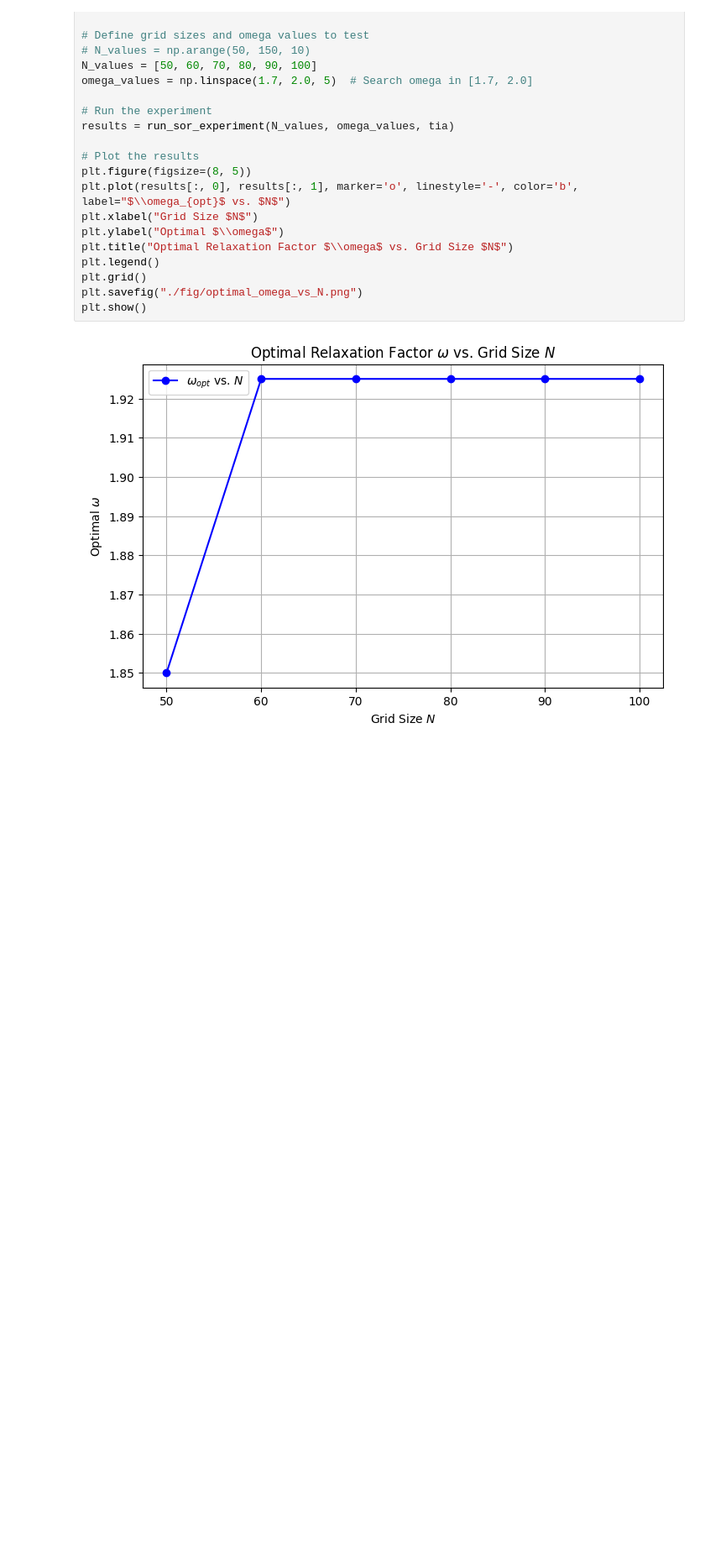
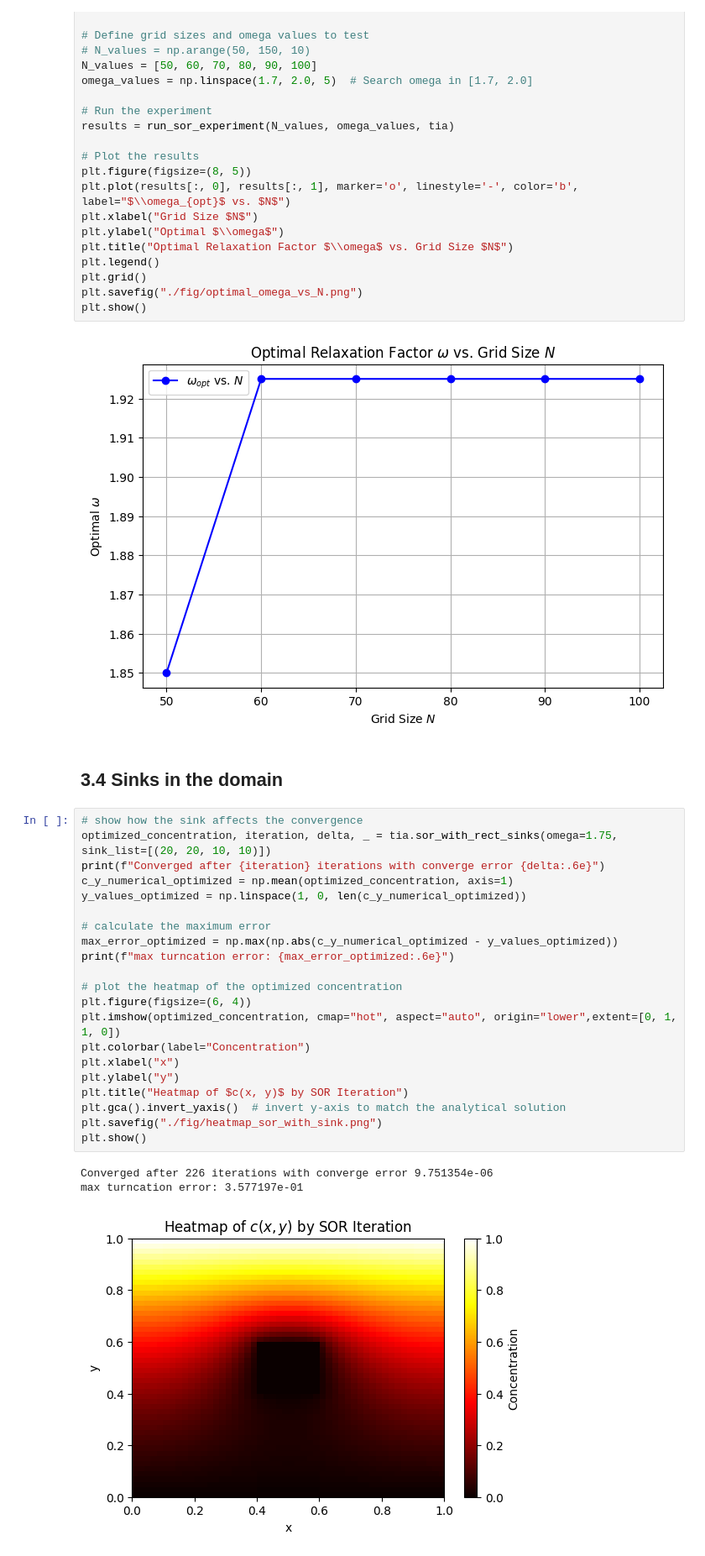
Before and after one commit to matijsv/scicomp_22, a Jupyter notebook: presentation.ipynb, the cells around one changed output. Shown: that part at 84% size. Cells and saved outputs as stored; diff of their text form; blank space fills up the shorter version.

Commit message:
add sinks in the domain

```diff
--- a/presentation.ipynb
+++ b/presentation.ipynb
@@ -292,3 +292,30 @@ plt.savefig("./fig/optimal_omega_vs_N.png")
 plt.show()
 # %% [output]
 [figure]
+# %% [markdown]
+## 3.4 Sinks in the domain
+# %%
+# show how the sink affects the convergence
+optimized_concentration, iteration, delta, _ = tia.sor_with_rect_sinks(omega=1.75, sink_list=[(20, 20, 10, 10)])
+print(f"Converged after {iteration} iterations with converge error {delta:.6e}")
+c_y_numerical_optimized = np.mean(optimized_concentration, axis=1)
+y_values_optimized = np.linspace(1, 0, len(c_y_numerical_optimized))
+
+# calculate the maximum error
+max_error_optimized = np.max(np.abs(c_y_numerical_optimized - y_values_optimized))
+print(f"max turncation error: {max_error_optimized:.6e}")
+
+# plot the heatmap of the optimized concentration
+plt.figure(figsize=(6, 4))
+plt.imshow(optimized_concentration, cmap="hot", aspect="auto", origin="lower",extent=[0, 1, 1, 0])
+plt.colorbar(label="Concentration")
+plt.xlabel("x")
+plt.ylabel("y")
+plt.title("Heatmap of $c(x, y)$ by SOR Iteration")
+plt.gca().invert_yaxis()  # invert y-axis to match the analytical solution
+plt.savefig("./fig/heatmap_sor_with_sink.png")
+plt.show()
+# %% [output]
+Converged after 226 iterations with converge error 9.751354e-06
+max turncation error: 3.577197e-01
+[figure, added]
```
Also changed, not shown: 2 other files.
